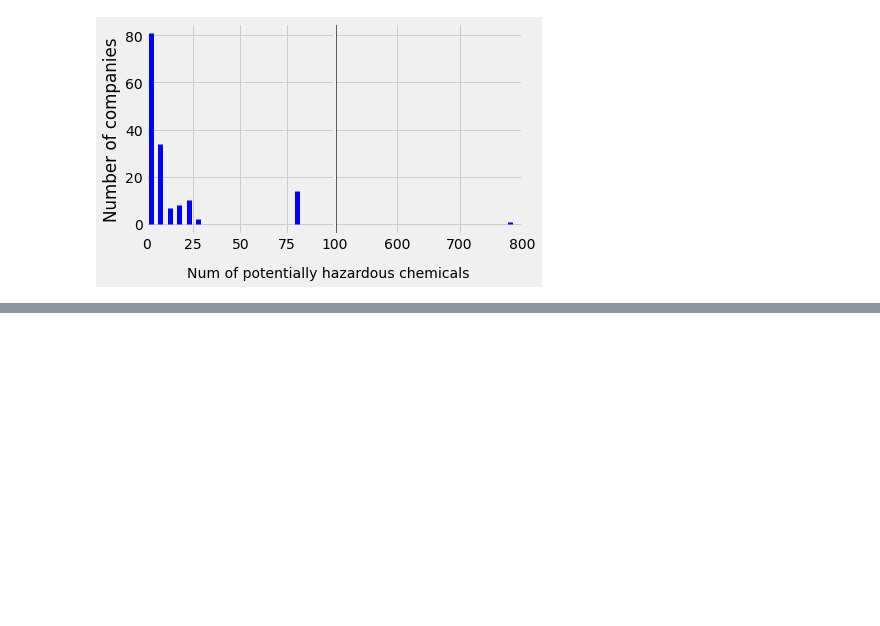
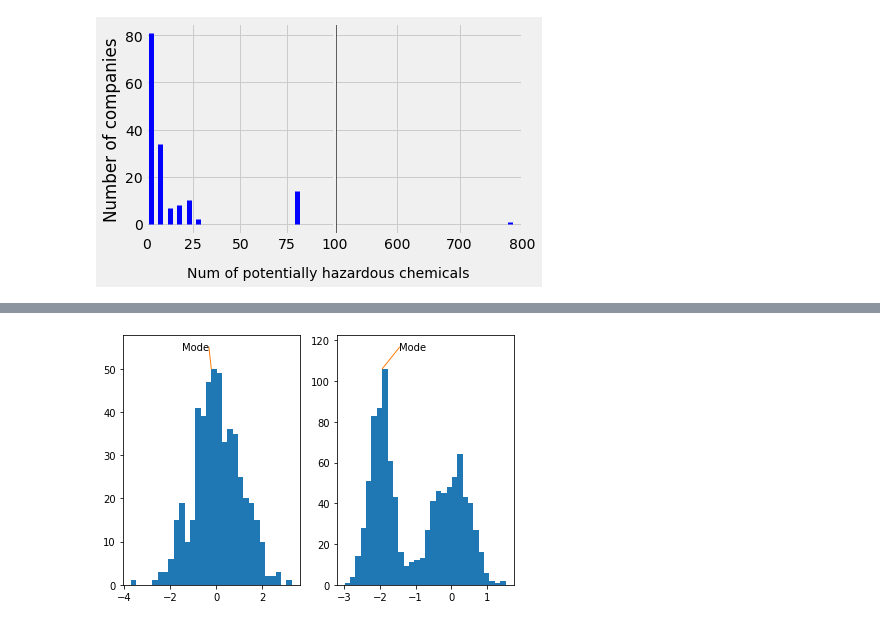
Before and after one commit to computationalUncertaintyLab/2020F_PHDSI, a Jupyter notebook: c2/Class03-05.ipynb, the cells around one changed output, grey strips where cells are left out. Cells and saved outputs as stored; diff of their text form; code cells hidden in the pictures; blank space fills up the shorter version.

```diff
--- a/c2/Class03-05.ipynb
+++ b/c2/Class03-05.ipynb
@@ -444,0 +453,39 @@ This histogram quickly shows us the majority of companies include between $0$ an
+# %%
+fig,axs = plt.subplots(1,2)
+
+ax=axs[0]
+
+samples = np.random.normal(0,1,500)
+counts,bounds,patches = ax.hist(samples,30)
+
+approx_mode = bounds[np.argmax(counts)]
+mostCounts = np.max(counts)
+
+if approx_mode <0:
+    ax.plot([ approx_mode*1.5, approx_mode ],[ mostCounts*1.1,mostCounts], lw=1)
+    ax.text( approx_mode*1.5,mostCounts*1.1,"Mode",fontsize=10,ha='right',va='center')
+else:
+    ax.plot([ approx_mode*0.5, approx_mode ],[ mostCounts*1.1,mostCounts], lw=1)
+    ax.text( approx_mode*0.5,mostCounts*1.1,"Mode",fontsize=10,ha='right',va='center')
+
+
+# second example
+ax=axs[1]
+
+samples00 = np.random.normal(0,0.5,500)
+samples01 = np.random.normal(-2,0.3,500)
+
+samples = list(samples00) + list(samples01)
+
+counts,bounds,patches = ax.hist(samples,30)
+
+approx_mode = bounds[np.argmax(counts)]
+mostCounts = np.max(counts)
+
+ax.plot([ approx_mode*0.75, approx_mode ],[ mostCounts*1.1,mostCounts], lw=1)
+ax.text( approx_mode*0.75,mostCounts*1.1,"Mode",fontsize=10,ha='left',va='center')
+
+fig.set_tight_layout(True)
+plt.show()
+# %% [output]
+[figure, added]
```
Also changed, not shown: parts of 6 cells of this notebook, 1 other file.
